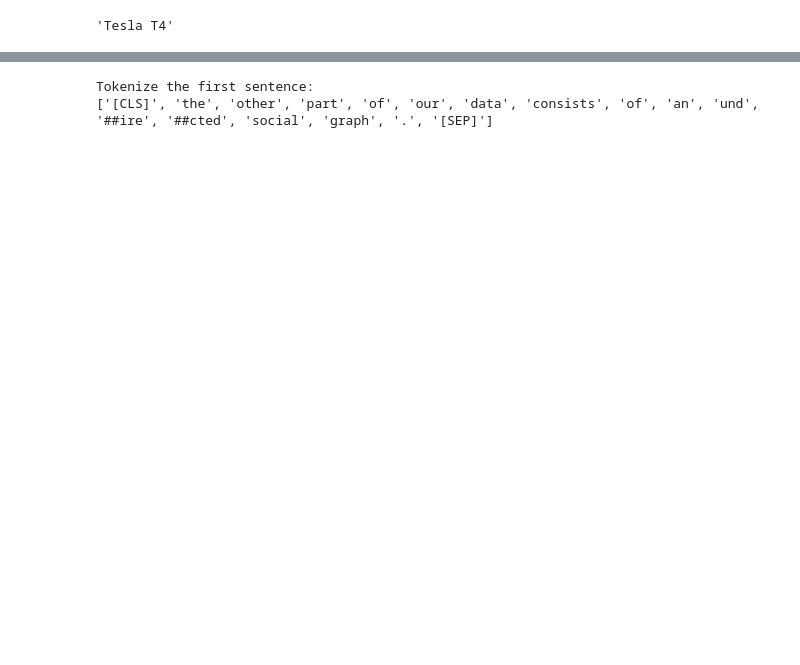
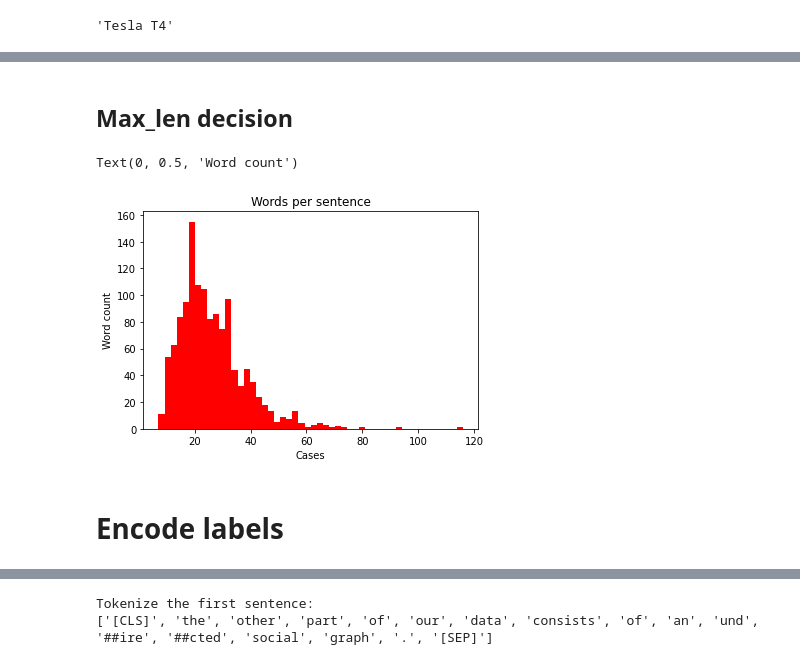
Before and after one commit to Rogerx98/twsm-group-project, a Jupyter notebook: SentenceBERT.ipynb, the cells around one changed output, grey strips where cells are left out. Saved outputs shown, nothing was run; the diff lists cells and outputs as text; code cells hidden in the pictures; blank space fills up the shorter version.

```diff
--- a/SentenceBERT.ipynb
+++ b/SentenceBERT.ipynb
@@ -51,0 +96,20 @@ df.head(5)
+# %% [markdown]
+## **Max_len decision**
+# %%
+#Count words per sentence so we can set an appropiate max_len. In this case, 150 will be more than enough.
+word_list = [len(x.split()) for x in df["text"].tolist()]
+fig = plt.figure()
+ax = fig.add_subplot(1,1,1,)
+n, bins, patches = ax.hist(word_list, bins=50, histtype='bar')
+
+#ax.set_xticklabels([n], rotation='vertical')
+
+for patch in patches:
+    patch.set_facecolor('r')
+
+plt.title("Words per sentence")
+plt.xlabel('Cases')
+plt.ylabel('Word count')
+# %% [output]
+Text(0, 0.5, 'Word count')
+[figure, added]
@@ -52 +119,3 @@ df.head(5)
+# %% [markdown]
+# **Encode labels**
 # %%
```
Also changed, not shown: parts of 22 cells of this notebook.
